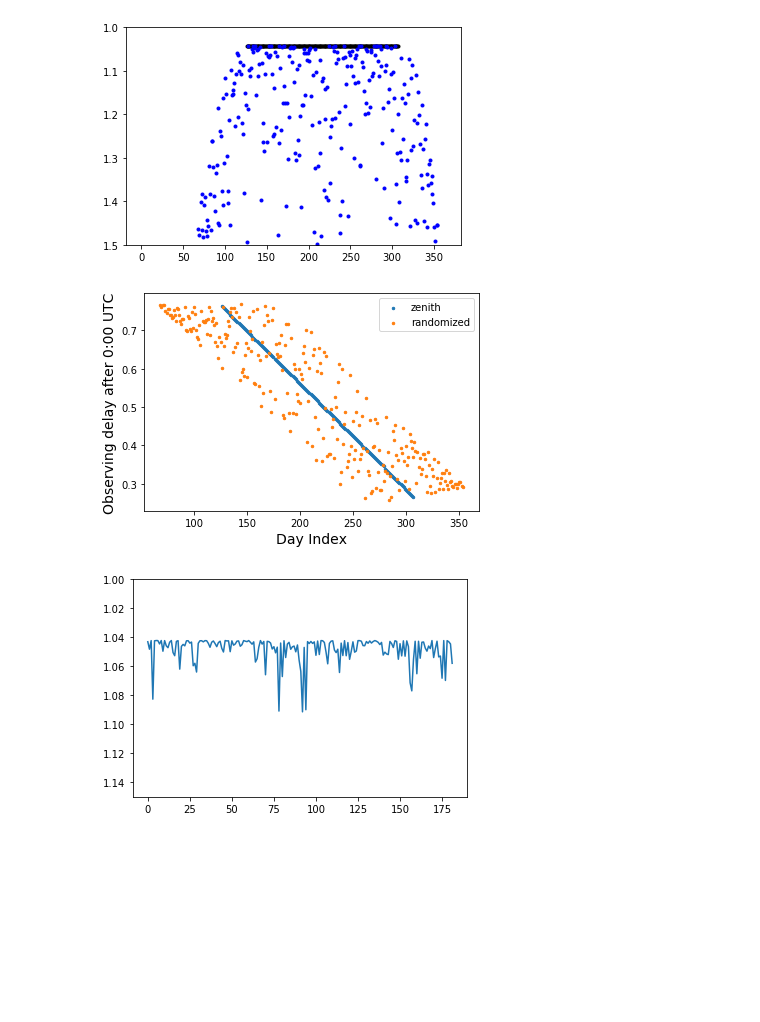
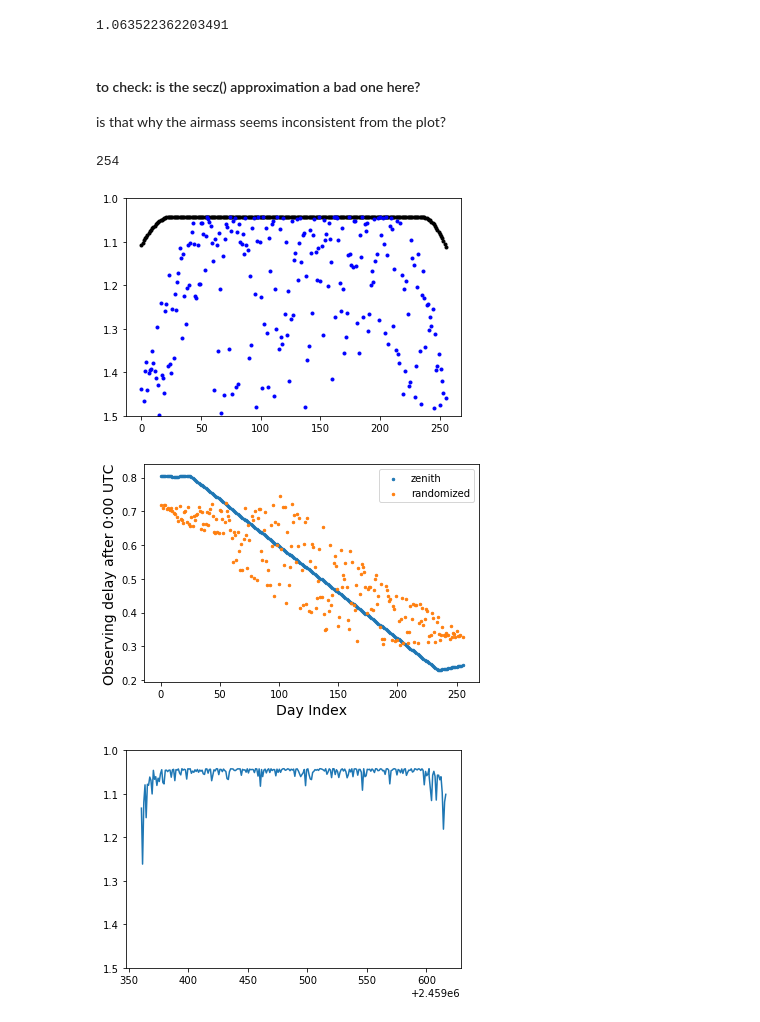
Before and after one commit to megbedell/thethethe, a Jupyter notebook: window-functions.ipynb, the cells around one changed output. Drawn from its saved outputs; the diff is of its cells as text; code cells hidden in the pictures; blank space fills up the shorter version.

```diff
--- a/window-functions.ipynb
+++ b/window-functions.ipynb
@@ -19,0 +17,10 @@ survey_dates = [survey_start + n*TimeDelta(1.*u.day) for n in range(365)]
+# %%
+survey_start = Time('2021-03-01 12:00:00')
+survey_dates = []
+# %%
+constraints = [AirmassConstraint(1.5), AtNightConstraint.twilight_nautical()]
+for n in tqdm(range(365)):
+    if is_observable(constraints, observer, target,
+                         time_range=[survey_start+n*TimeDelta(1.*u.day),
+                                     survey_start+(n+1)*TimeDelta(1.*u.day)]):
+        survey_dates.append(survey_start+n*TimeDelta(1.*u.day))
@@ -20,18 +31,27 @@ survey_dates = [survey_start + n*TimeDelta(1.*u.day) for n in range(365)]
 # %%
 t_zeniths = np.zeros(len(survey_dates)) + np.nan
+t_zeniths_type = []
 t_randomized = np.zeros(len(survey_dates)) + np.nan
-sunsets = np.array([])
-sunrises = np.array([])
+
+dark_horizon = 12. * u.deg # horizon for sunset/sunrise crossing
 
 for i,t in tqdm(enumerate(survey_dates)):
-    t_rise = observer.target_rise_time(t, target, which='nearest')
-    t_set = observer.target_set_time(t_rise, target, which='next')
+    t_rise = observer.target_rise_time(t, target, which='nearest', horizon=30.*u.deg)
+    t_set = observer.target_set_time(t_rise, target, which='next', horizon=30.*u.deg)
     t_zenith = t_rise + (t_set - t_rise)/2.
-    if observer.is_night(t_zenith):
+    if observer.is_night(t_zenith, horizon=dark_horizon):
         t_zeniths[i] = t_zenith.jd
+        t_zeniths_type.append('zenith')
+    elif observer.is_night(t_rise, horizon=dark_horizon):
+        t_zeniths[i] = observer.sun_rise_time(t_rise, horizon=dark_horizon, which='next').jd
+        t_zeniths_type.append('end of night')
+    else:
+        t_zeniths[i] = observer.sun_set_time(t_rise, horizon=dark_horizon, which='next').jd
+        t_zeniths_type.append('start of night')
+
     # the following is slow but idk how to be more clever in astroplan:
     for j in range(100):
         t_random = t_zenith + (np.random.random() * 16. - 8.) * TimeDelta(1.*u.hour) # perturb by 8 hours in either direction
-        if observer.is_night(t_random) and observer.altaz(t_random, target).secz.value < 1.5:
+        if is_observable(constraints, observer, target, times=t_random):
             t_randomized[i] = t_random.jd
             break
@@ -38,3 +65,14 @@ for i,t in tqdm(enumerate(survey_dates)):
+# %%
+t_rise = observer.target_rise_time(survey_dates[-10], target, which='nearest', horizon=30.*u.deg)
+t_rise.datetime
+observer.is_night(t_rise, horizon=-12.*u.deg)
+sunset = observer.sun_set_time(t_rise, horizon=dark_horizon, which='next')
+observer.altaz(Time(sunset, format='jd'), target).secz.value
+# %% [output]
+1.063522362203491
+# %% [markdown]
+#### to check: is the secz() approximation a bad one here?
+is that why the airmass seems inconsistent from the plot?
 # %%
 airmasses_zenith = np.zeros_like(t_zeniths)
 for i,tz in enumerate(t_zeniths):
@@ -49,12 +87,16 @@ for i,tr in enumerate(t_randomized):
         airmasses_random[i] = observer.altaz(Time(tr, format='jd'), target).secz.value
     except ValueError:
         continue
+# %%
+np.sum(np.isfinite(t_randomized))
+# %% [output]
+254
 # %%
 plt.plot(airmasses_zenith, 'k.')
 plt.plot(airmasses_random, 'b.')
 plt.ylim([1.5,1.0]);
 # %% [output]
-[figure, old version]
+[figure, new version]
 # %%
 day_inds = np.arange(len(t_zeniths))
 plt.scatter(day_inds, t_zeniths % 1.0, label='zenith', s=6)
@@ -65,15 +107,15 @@ plt.legend();
 #plt.plot(day_inds, sunrises, label='sunrise')
 #plt.plot(day_inds, sunsets, label='sunset')
 # %% [output]
-[figure, old version]
+[figure, new version]
 # %%
 t_obs_zenith = t_zeniths[np.isfinite(t_zeniths)]
 t_obs_zenith += np.random.normal(0., 30./60./24., len(t_obs_zenith)) # 30-minute perturbation
 # %%
 airmasses = [observer.altaz(Time(to, format='jd'), target).secz.value for to in t_obs_zenith]
 # %%
-plt.plot(airmasses)
-plt.ylim([1.15,1.0]);
+plt.plot(t_obs_zenith,airmasses)
+plt.ylim([1.5,1.0]);
 # %% [output]
-[figure, old version]
+[figure, new version]
 # %%
```
Also changed, not shown: parts of 10 cells of this notebook.
